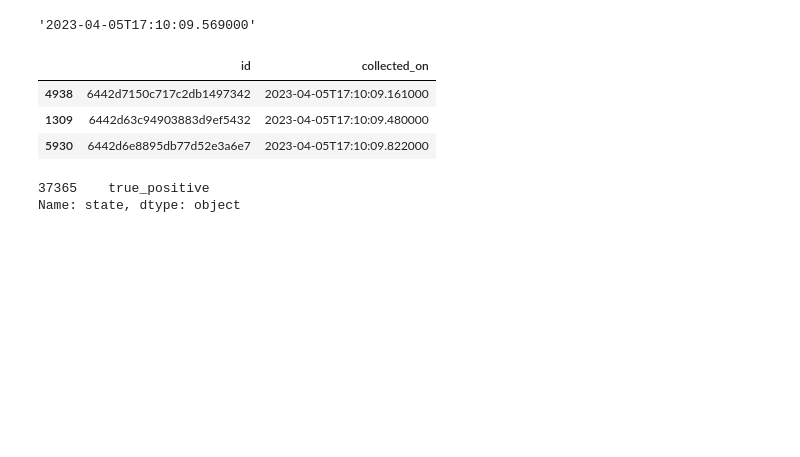
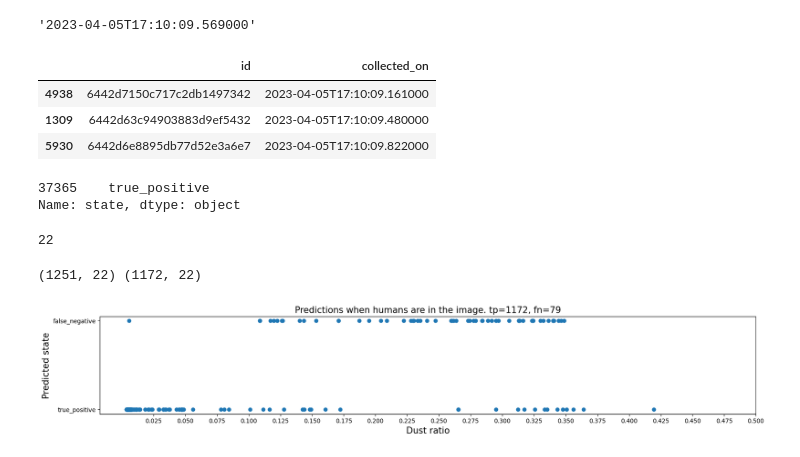
Before and after one commit to Alex17Li/scripts, a Jupyter notebook: notebooks/li_dust_analysis_metrics.ipynb, the cells around one changed output. Drawn from its saved outputs; the diff is of its cells as text; code cells hidden in the pictures; blank space fills up the shorter version.

```diff
--- a/notebooks/li_dust_analysis_metrics.ipynb
+++ b/notebooks/li_dust_analysis_metrics.ipynb
@@ -735,3 +778,23 @@ pdf[pdf.id == '6442d63c94903883d9ef5432'].state
 # %% [output]
 37365    true_positive
 Name: state, dtype: object
+# %%
+np.sum(pdf['speed'] < 2)
+# %% [output]
+22
+# %%
+fpdf = pdf[(pdf.Humans > 0)]
+tps = fpdf[fpdf.state == 'true_positive'].shape[0]
+fns = fpdf.shape[0] - tps
+print(fpdf.shape, fpdf[fpdf.state == 'true_positive'].shape)
+plt.figure(1, figsize=(20, 3))
+# plt.scatter(fpdf.pred_dust_ratio, fpdf.state)  # 7-class model dust head
+plt.scatter(fpdf.total_averaged_dust_ratio, fpdf.state)  # 8 or 4 class model dust class
+plt.xticks([x*0.025 for x in range(1, 21)])
+plt.xlabel('Dust ratio', fontsize=15)
+plt.ylabel('Predicted state', fontsize=15)
+plt.title(f'Predictions when humans are in the image. tp={tps}, fn={fns}', fontsize=15)
+plt.show()
+# %% [output]
+(1251, 22) (1172, 22)
+[figure, added]
```
Also changed, not shown: parts of 15 cells of this notebook, 13 other files.
